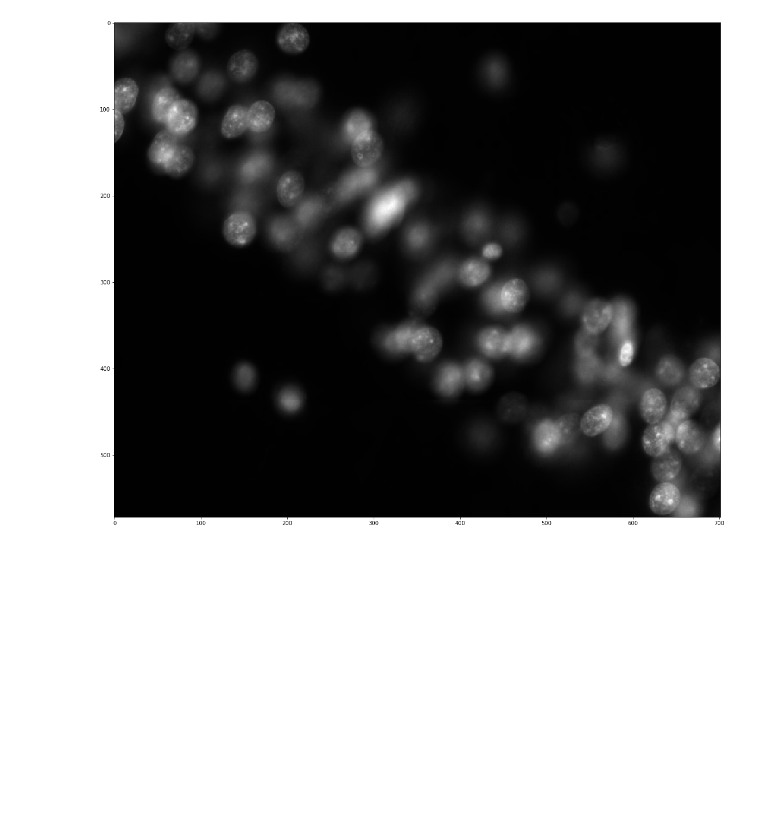
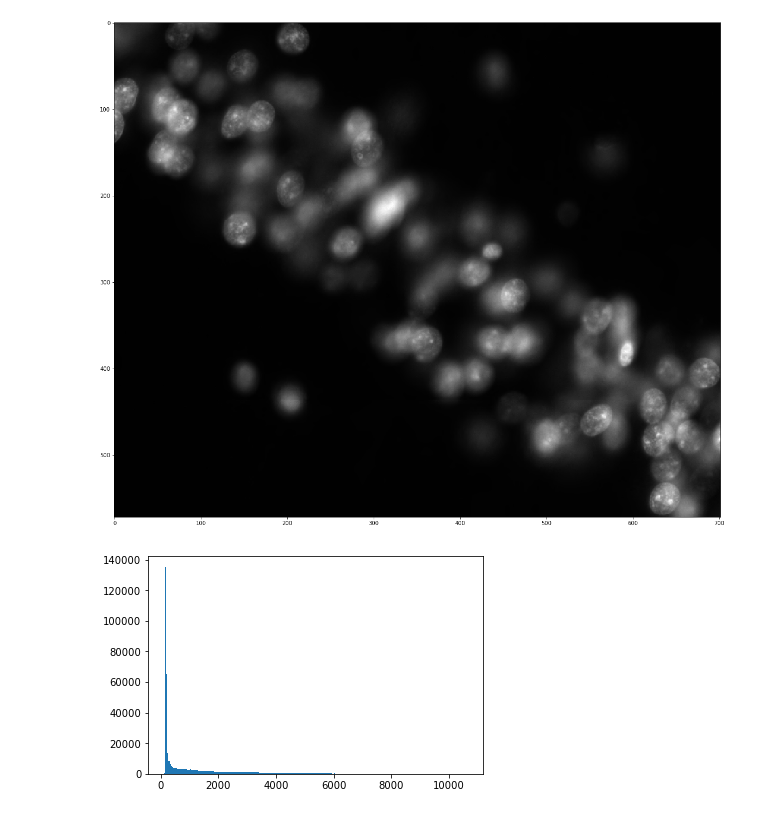
Before and after one commit to kpuhger/count-cellula, a Jupyter notebook: notebooks/HEQ & segmentation.ipynb, the cells around one changed output. Drawn from its saved outputs; the diff is of its cells as text; code cells hidden in the pictures; blank space fills up the shorter version.

```diff
--- a/notebooks/HEQ & segmentation.ipynb
+++ b/notebooks/HEQ & segmentation.ipynb
@@ -22,3 +23,8 @@ f, ax = plt.subplots(1,1, figsize=(20,20))
 ax.imshow(img[9, :, :], cmap='gray');
 # %% [output]
 [figure]
+# %%
+test_img = img[9, :, :]
+plt.hist(test_img.ravel(), bins=256);
+# %% [output]
+[figure, added]
```
Also changed, not shown: parts of 14 cells of this notebook.
